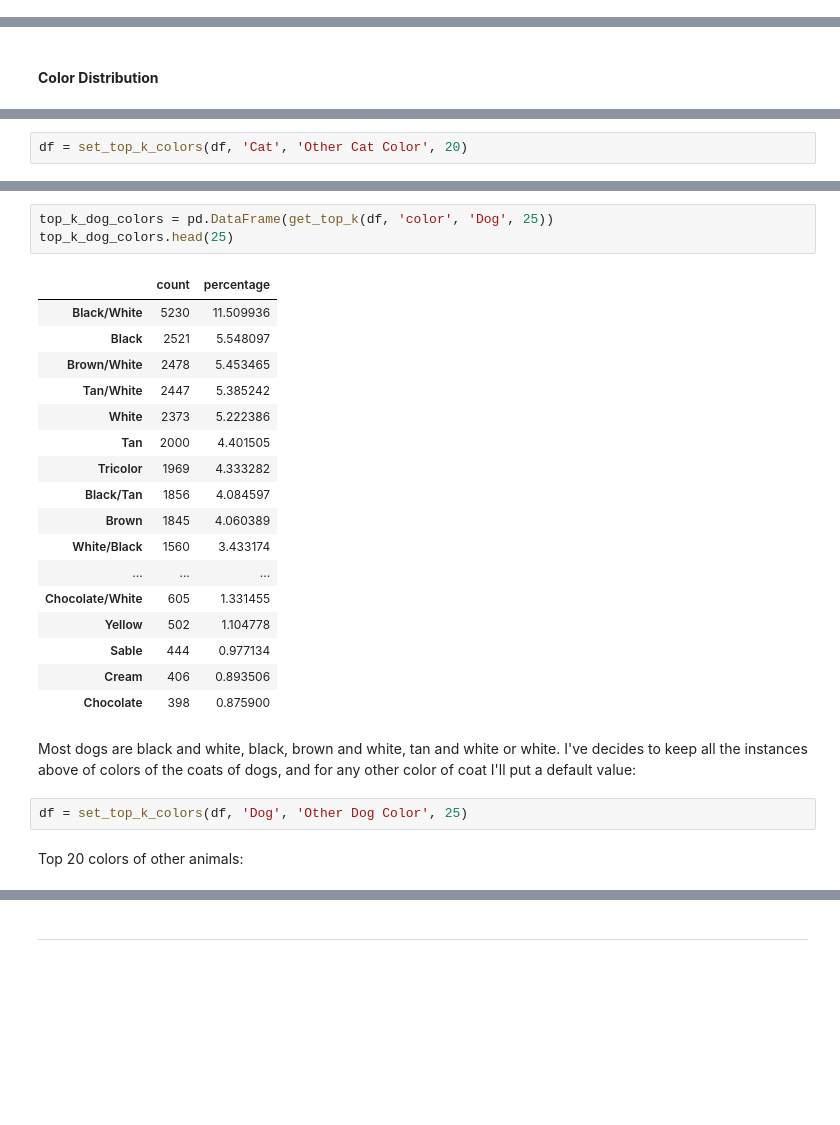
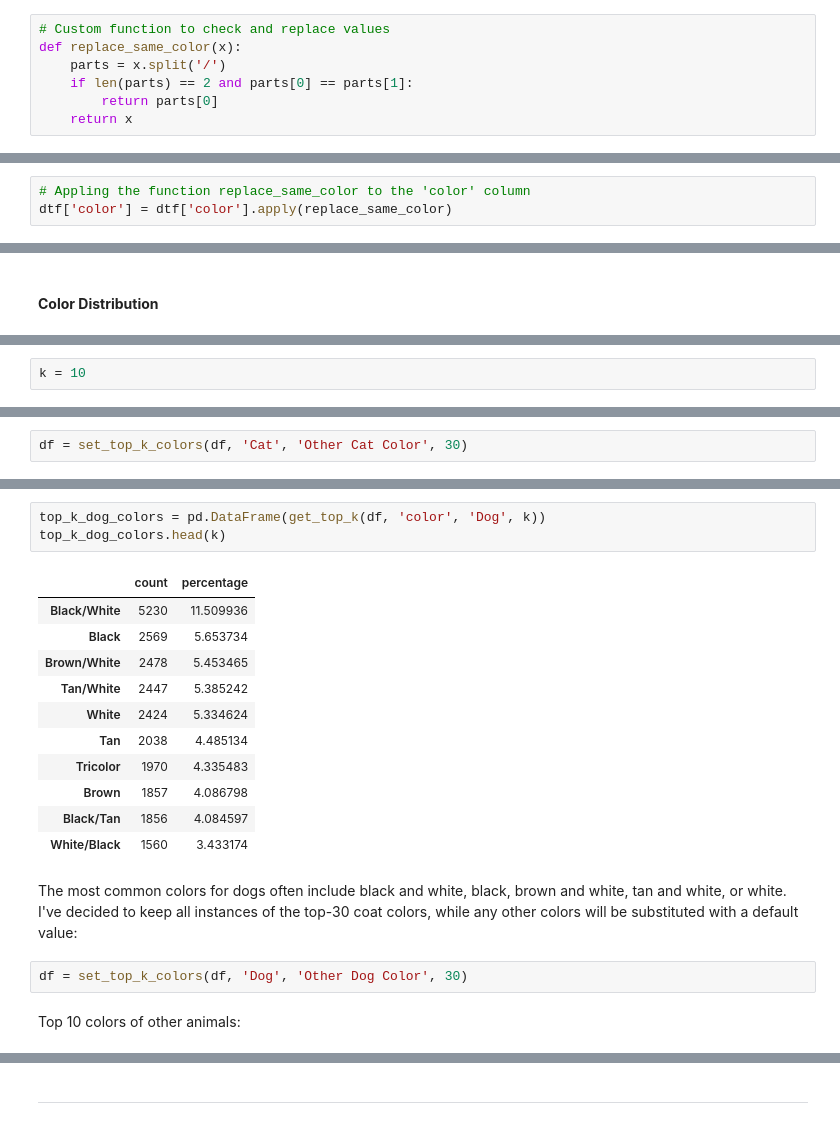
Before and after one commit to Darmendel/TDS-project, a Jupyter notebook: Final Pipeline.ipynb, the cells around one changed output, grey strips where cells are left out. Drawn from its saved outputs; the diff is of its cells as text; blank space fills up the shorter version.

```diff
--- a/Final Pipeline.ipynb
+++ b/Final Pipeline.ipynb
@@ -554,0 +602,7 @@ dtf = dtf[column_order]
+# %%
+# Custom function to check and replace values
+def replace_same_color(x):
+    parts = x.split('/')
+    if len(parts) == 2 and parts[0] == parts[1]:
+        return parts[0]
+    return x
@@ -554,0 +611,3 @@ dtf = dtf[column_order]
+# %%
+# Appling the function replace_same_color to the 'color' column
+dtf['color'] = dtf['color'].apply(replace_same_color)
@@ -561 +628,3 @@ df = dtf.copy()
+# %%
+k = 10
 # %% [markdown]
@@ -586,3 +649,3 @@ Most cats are brown tabbies, black, black and white, brown and white tabbies or
 # %%
-df = set_top_k_colors(df, 'Cat', 'Other Cat Color', 20)
+df = set_top_k_colors(df, 'Cat', 'Other Cat Color', 30)
 # %% [markdown]
@@ -590,28 +653,22 @@ Top 25 dog colors:
 # %%
-top_k_dog_colors = pd.DataFrame(get_top_k(df, 'color', 'Dog', 25))
-top_k_dog_colors.head(25)
+top_k_dog_colors = pd.DataFrame(get_top_k(df, 'color', 'Dog', k))
+top_k_dog_colors.head(k)
 # %% [output]
 |  | count | percentage |
 | Black/White | 5230 | 11.509936 |
-| Black | 2521 | 5.548097 |
+| Black | 2569 | 5.653734 |
 | Brown/White | 2478 | 5.453465 |
 | Tan/White | 2447 | 5.385242 |
-| White | 2373 | 5.222386 |
-| Tan | 2000 | 4.401505 |
-| Tricolor | 1969 | 4.333282 |
+| White | 2424 | 5.334624 |
+| Tan | 2038 | 4.485134 |
+| Tricolor | 1970 | 4.335483 |
+| Brown | 1857 | 4.086798 |
 | Black/Tan | 1856 | 4.084597 |
-| Brown | 1845 | 4.060389 |
 | White/Black | 1560 | 3.433174 |
-| ... | ... | ... |
-| Chocolate/White | 605 | 1.331455 |
-| Yellow | 502 | 1.104778 |
-| Sable | 444 | 0.977134 |
-| Cream | 406 | 0.893506 |
-| Chocolate | 398 | 0.875900 |
 # %% [markdown]
-Most dogs are black and white, black, brown and white, tan and white or white. I've decides to keep all the instances above of colors of the coats of dogs, and for any other color of coat I'll put a default value:
+The most common colors for dogs often include black and white, black, brown and white, tan and white, or white. I've decided to keep all instances of the top-30 coat colors, while any other colors will be substituted with a default value:
 # %%
-df = set_top_k_colors(df, 'Dog', 'Other Dog Color', 25)
+df = set_top_k_colors(df, 'Dog', 'Other Dog Color', 30)
 # %% [markdown]
-Top 20 colors of other animals:
+Top 10 colors of other animals:
 # %%
```
Also changed, not shown: parts of 78 cells of this notebook, 3 other files.
